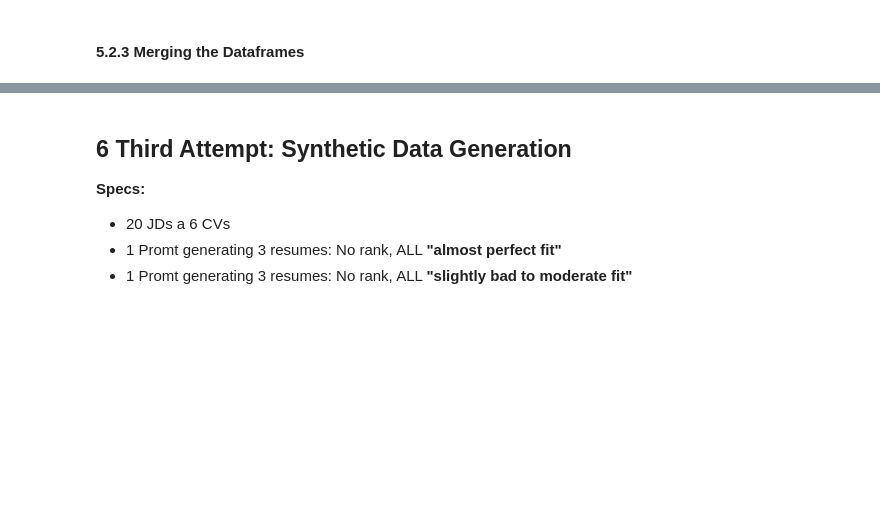
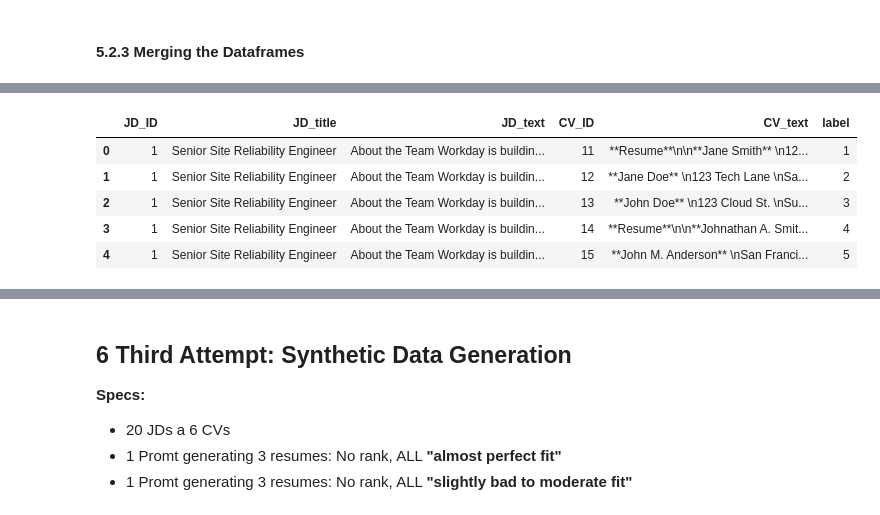
Before and after one commit to Tim60161/workproject_matching_algo, a Jupyter notebook: synthetic_data_binary.ipynb, the cells around one changed output, grey strips where cells are left out. Drawn from its saved outputs; the diff is of its cells as text; code cells hidden in the pictures; blank space fills up the shorter version.

```diff
--- a/synthetic_data_binary.ipynb
+++ b/synthetic_data_binary.ipynb
@@ -2497,20 +2530,27 @@ df_synth_data_2_100.head(3)
 # %%
 # Rename and drop columns
-df_synth_data_2_test = df_synth_data_2_test.rename(
+df_synth_data_2_100 = df_synth_data_2_100.rename(
     columns={
         "Job Description ID": "JD_ID",
         "Job Title": "JD_title",
         "Job description text": "JD_text",
         "CV ID": "CV_ID",
         "CV": "CV_text",
         "Rank": "label"
     }
 )
 
 # Drop the 'CV name' column
-df_synth_data_2_test = df_synth_data_2_test.drop(columns=["CV name"])
+df_synth_data_2_100 = df_synth_data_2_100.drop(columns=["CV name"])
 
 # Display the updated dataframe
-df_synth_data_2_test.head()
+df_synth_data_2_100.head()
+# %% [output]
+|  | JD_ID | JD_title | JD_text | CV_ID | CV_text | label |
+| 0 | 1 | Senior Site Reliability Engineer | About the Team Workday is buildin... | 11 | **Resume**\n\n**Jane Smith** \n12... | 1 |
+| 1 | 1 | Senior Site Reliability Engineer | About the Team Workday is buildin... | 12 | **Jane Doe** \n123 Tech Lane \nSa... | 2 |
+| 2 | 1 | Senior Site Reliability Engineer | About the Team Workday is buildin... | 13 | **John Doe** \n123 Cloud St. \nSu... | 3 |
+| 3 | 1 | Senior Site Reliability Engineer | About the Team Workday is buildin... | 14 | **Resume**\n\n**Johnathan A. Smit... | 4 |
+| 4 | 1 | Senior Site Reliability Engineer | About the Team Workday is buildin... | 15 | **John M. Anderson** \nSan Franci... | 5 |
 # %%
 # Replace values in the 'Label' column
```
Also changed, not shown: parts of 6 cells of this notebook, 1 other file.
